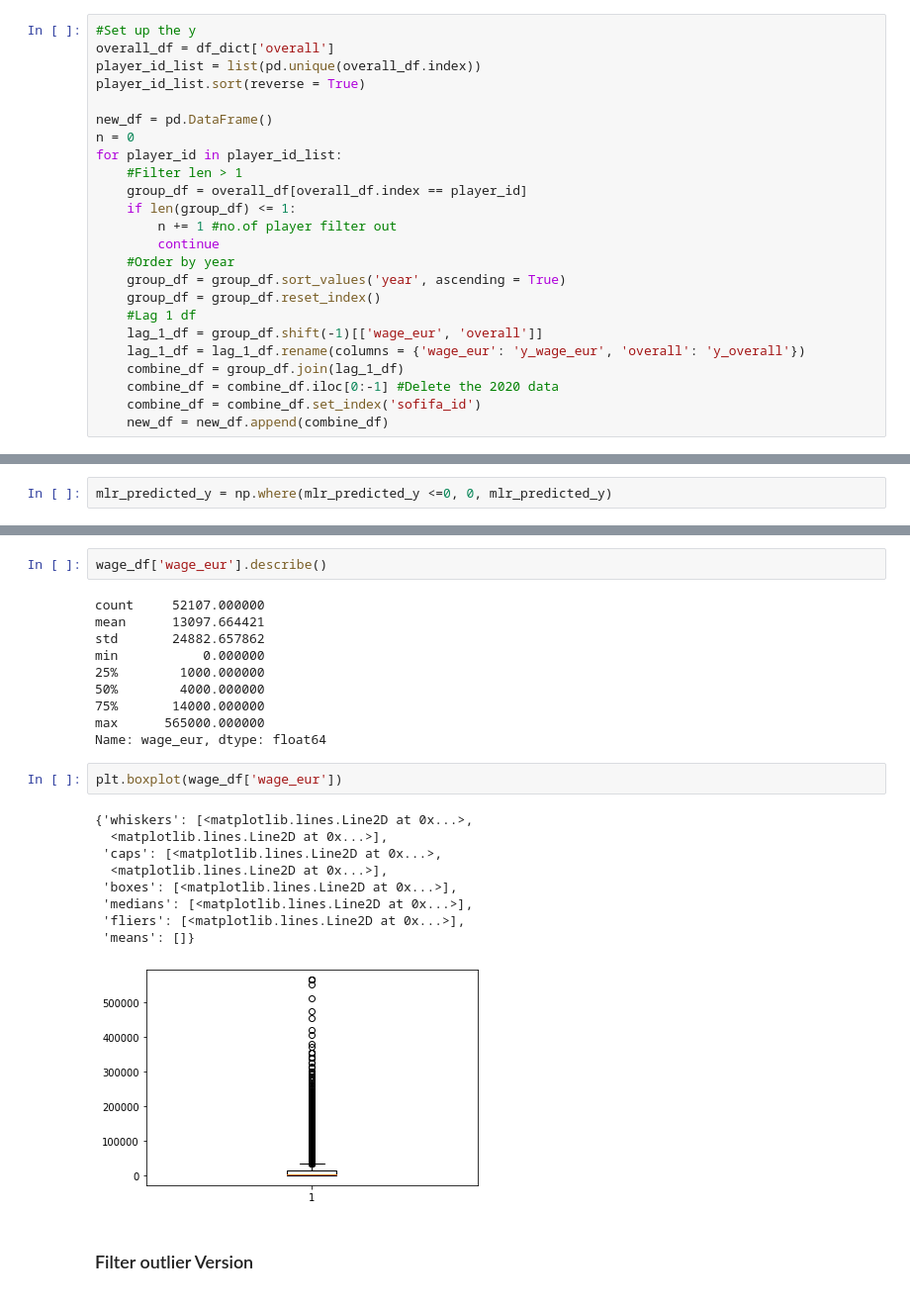
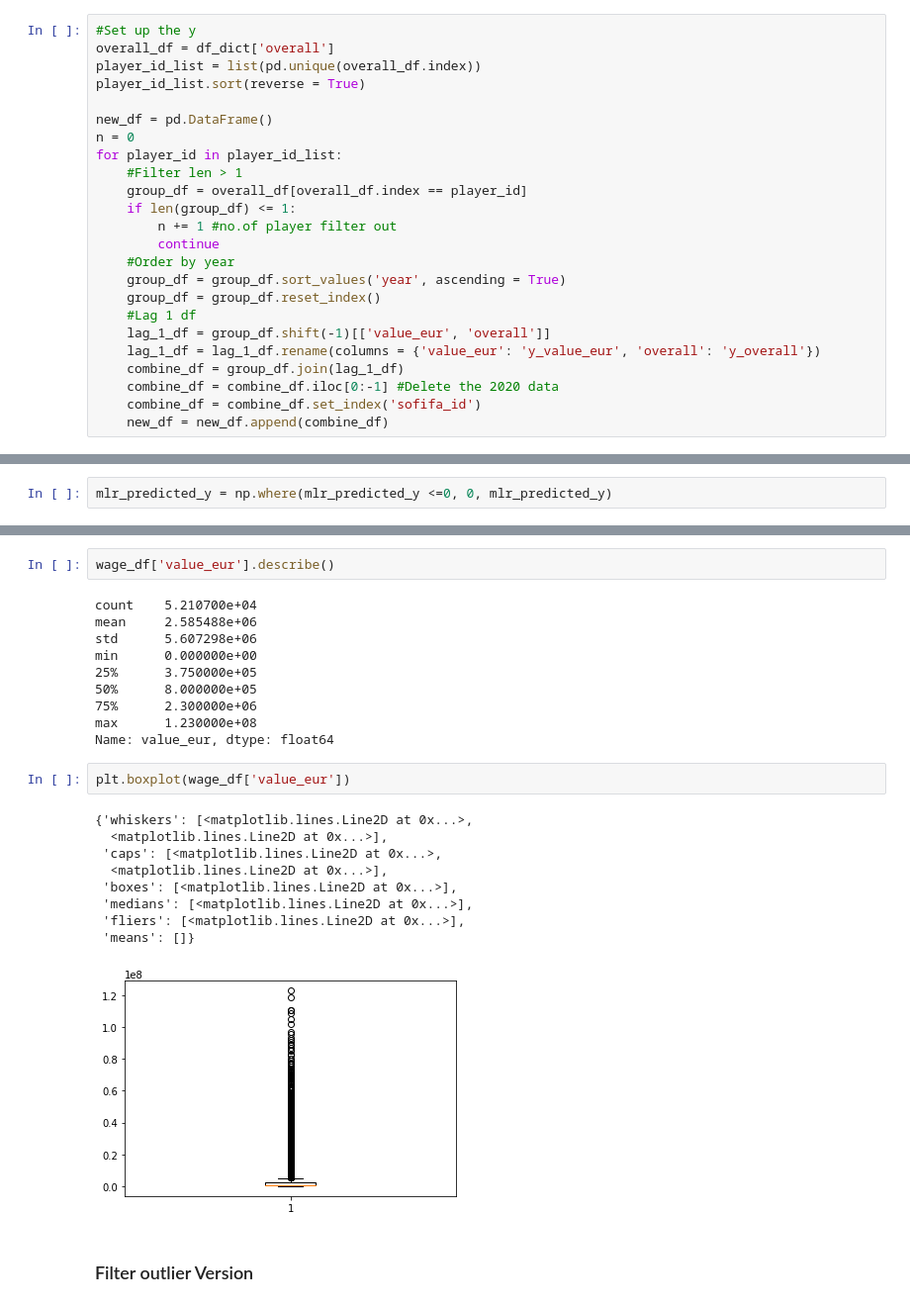
Before and after one commit to tmclouisluk/FIFA-players-Data-Analysis, a Jupyter notebook: prediction_model.ipynb, the cells around one changed output, grey strips where cells are left out. Shown at 99% size. Drawn from its saved outputs; the diff is of its cells as text.

Commit message:
change from wage to value_eur prediction

```diff
--- a/prediction_model.ipynb
+++ b/prediction_model.ipynb
@@ -138,8 +138,8 @@ for player_id in player_id_list:
     group_df = group_df.sort_values('year', ascending = True)
     group_df = group_df.reset_index()
     #Lag 1 df
-    lag_1_df = group_df.shift(-1)[['wage_eur', 'overall']]
-    lag_1_df = lag_1_df.rename(columns = {'wage_eur': 'y_wage_eur', 'overall': 'y_overall'})
+    lag_1_df = group_df.shift(-1)[['value_eur', 'overall']]
+    lag_1_df = lag_1_df.rename(columns = {'value_eur': 'y_value_eur', 'overall': 'y_overall'})
     combine_df = group_df.join(lag_1_df)
     combine_df = combine_df.iloc[0:-1] #Delete the 2020 data
     combine_df = combine_df.set_index('sofifa_id')
@@ -341,27 +364,27 @@ wage_mlr_rmse: 11826.07438528224
 # %%
-wage_df['wage_eur'].describe()
+wage_df['value_eur'].describe()
 # %% [output]
-count     52107.000000
-mean      13097.664421
-std       24882.657862
-min           0.000000
-25%        1000.000000
-50%        4000.000000
-75%       14000.000000
-max      565000.000000
-Name: wage_eur, dtype: float64
+count    5.210700e+04
+mean     2.585488e+06
+std      5.607298e+06
+min      0.000000e+00
+25%      3.750000e+05
+50%      8.000000e+05
+75%      2.300000e+06
+max      1.230000e+08
+Name: value_eur, dtype: float64
 # %%
-plt.boxplot(wage_df['wage_eur'])
+plt.boxplot(wage_df['value_eur'])
 # %% [output]
 {'whiskers': [<matplotlib.lines.Line2D at 0x...>,
   <matplotlib.lines.Line2D at 0x...>],
  'caps': [<matplotlib.lines.Line2D at 0x...>,
   <matplotlib.lines.Line2D at 0x...>],
  'boxes': [<matplotlib.lines.Line2D at 0x...>],
  'medians': [<matplotlib.lines.Line2D at 0x...>],
  'fliers': [<matplotlib.lines.Line2D at 0x...>],
  'means': []}
-[figure, old version]
+[figure, new version]
 # %% [markdown]
 ### Filter outlier Version
 # %%
```
Also changed, not shown: parts of 22 cells of this notebook, 2 other files.
